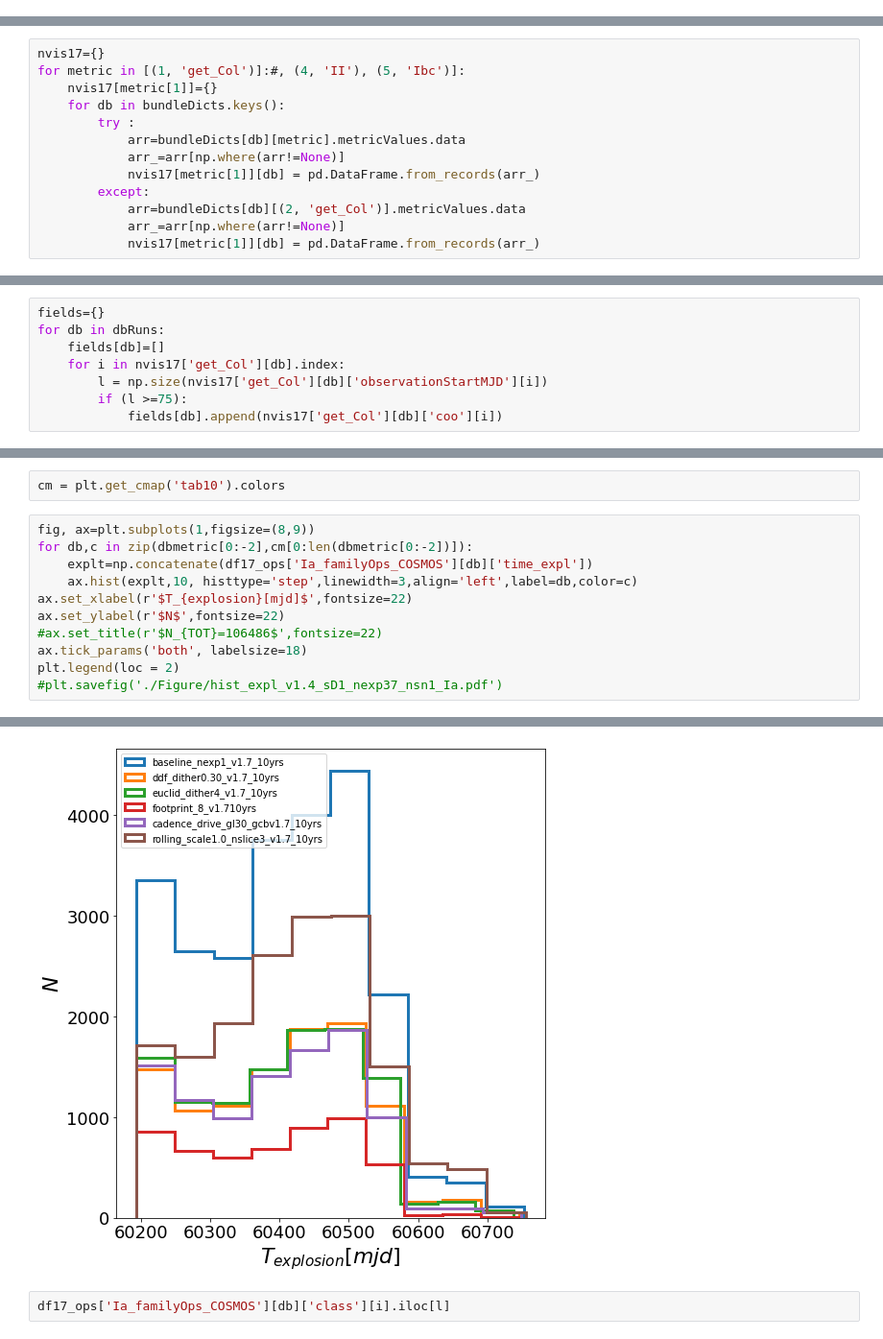
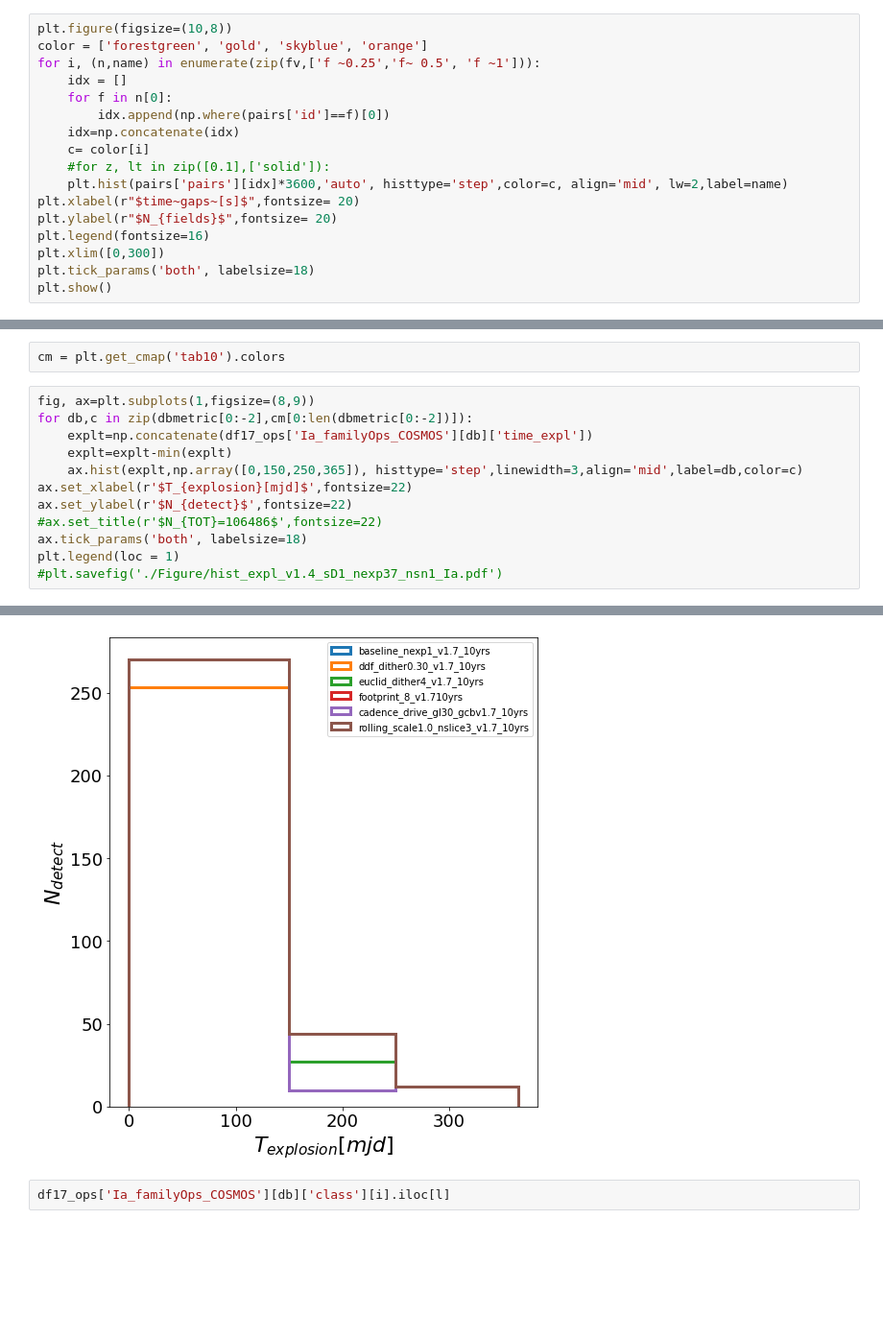
Before and after one commit to FabioRagosta/LSSTmetrics, a Jupyter notebook: SNRateMetric.ipynb, the cells around one changed output, grey strips where cells are left out. Shown at 96% size. Drawn from its saved outputs; the diff is of its cells as text; blank space fills up the shorter version.

```diff
--- a/SNRateMetric.ipynb
+++ b/SNRateMetric.ipynb
@@ -950,0 +1033,17 @@ df17['Ia_test']['class'][500]
+# %%
+plt.figure(figsize=(10,8))
+color = ['forestgreen', 'gold', 'skyblue', 'orange']
+for i, (n,name) in enumerate(zip(fv,['f ~0.25','f~ 0.5', 'f ~1'])):
+    idx = []
+    for f in n[0]:
+        idx.append(np.where(pairs['id']==f)[0])
+    idx=np.concatenate(idx)
+    c= color[i]
+    #for z, lt in zip([0.1],['solid']):
+    plt.hist(pairs['pairs'][idx]*3600,'auto', histtype='step',color=c, align='mid', lw=2,label=name)
+plt.xlabel(r"$time~gaps~[s]$",fontsize= 20)
+plt.ylabel(r"$N_{fields}$",fontsize= 20)
+plt.legend(fontsize=16)
+plt.xlim([0,300])
+plt.tick_params('both', labelsize=18)
+plt.show()
@@ -1111,16 +1227,3 @@ Healpix slicer using NSIDE=16, approximate resolution 219.871130 arcminutes
 Healpix slicer using NSIDE=16, approximate resolution 219.871130 arcminutes
 Healpix slicer using NSIDE=16, approximate resolution 219.871130 arcminutes
 Healpix slicer using NSIDE=16, approximate resolution 219.871130 arcminutes
-# %%
-nvis17={}
-for metric in [(1, 'get_Col')]:#, (4, 'II'), (5, 'Ibc')]:
-    nvis17[metric[1]]={}
-    for db in bundleDicts.keys():
-        try :
-            arr=bundleDicts[db][metric].metricValues.data
-            arr_=arr[np.where(arr!=None)]
-            nvis17[metric[1]][db] = pd.DataFrame.from_records(arr_)
-        except:
-            arr=bundleDicts[db][(2, 'get_Col')].metricValues.data
-            arr_=arr[np.where(arr!=None)]
-            nvis17[metric[1]][db] = pd.DataFrame.from_records(arr_)
@@ -1129,8 +1229,0 @@ We count the fields for each opsims that have a number of visit equal or greater
-# %%
-fields={}
-for db in dbRuns:
-    fields[db]=[]
-    for i in nvis17['get_Col'][db].index:
-        l = np.size(nvis17['get_Col'][db]['observationStartMJD'][i])
-        if (l >=75):
-            fields[db].append(nvis17['get_Col'][db]['coo'][i])
@@ -1301,17 +1380,18 @@ cm = plt.get_cmap('tab10').colors
 # %%
 fig, ax=plt.subplots(1,figsize=(8,9))
 for db,c in zip(dbmetric[0:-2],cm[0:len(dbmetric[0:-2])]):
     explt=np.concatenate(df17_ops['Ia_familyOps_COSMOS'][db]['time_expl'])
-    ax.hist(explt,10, histtype='step',linewidth=3,align='left',label=db,color=c)
+    explt=explt-min(explt)
+    ax.hist(explt,np.array([0,150,250,365]), histtype='step',linewidth=3,align='mid',label=db,color=c)
 ax.set_xlabel(r'$T_{explosion}[mjd]$',fontsize=22)
-ax.set_ylabel(r'$N$',fontsize=22)
+ax.set_ylabel(r'$N_{detect}$',fontsize=22)
 #ax.set_title(r'$N_{TOT}=106486$',fontsize=22)
 ax.tick_params('both', labelsize=18)
-plt.legend(loc = 2)
+plt.legend(loc = 1)
 #plt.savefig('./Figure/hist_expl_v1.4_sD1_nexp37_nsn1_Ia.pdf')
 # %% [output]
 <matplotlib.legend.Legend at 0x...>
-[figure, old version]
+[figure, new version]
 # %%
 df17_ops['Ia_familyOps_COSMOS'][db]['class'][i].iloc[l]
 # %% [output]
```
Also changed, not shown: parts of 49 cells of this notebook.
